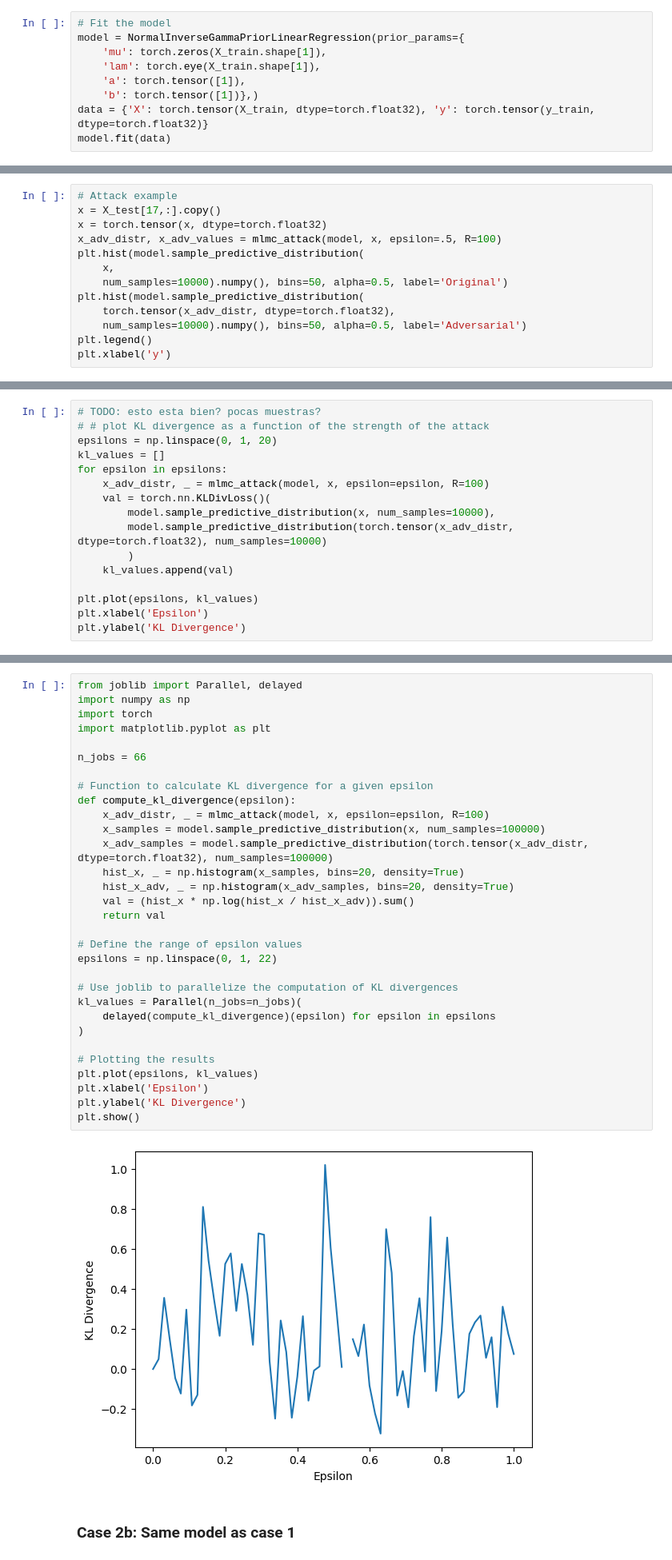
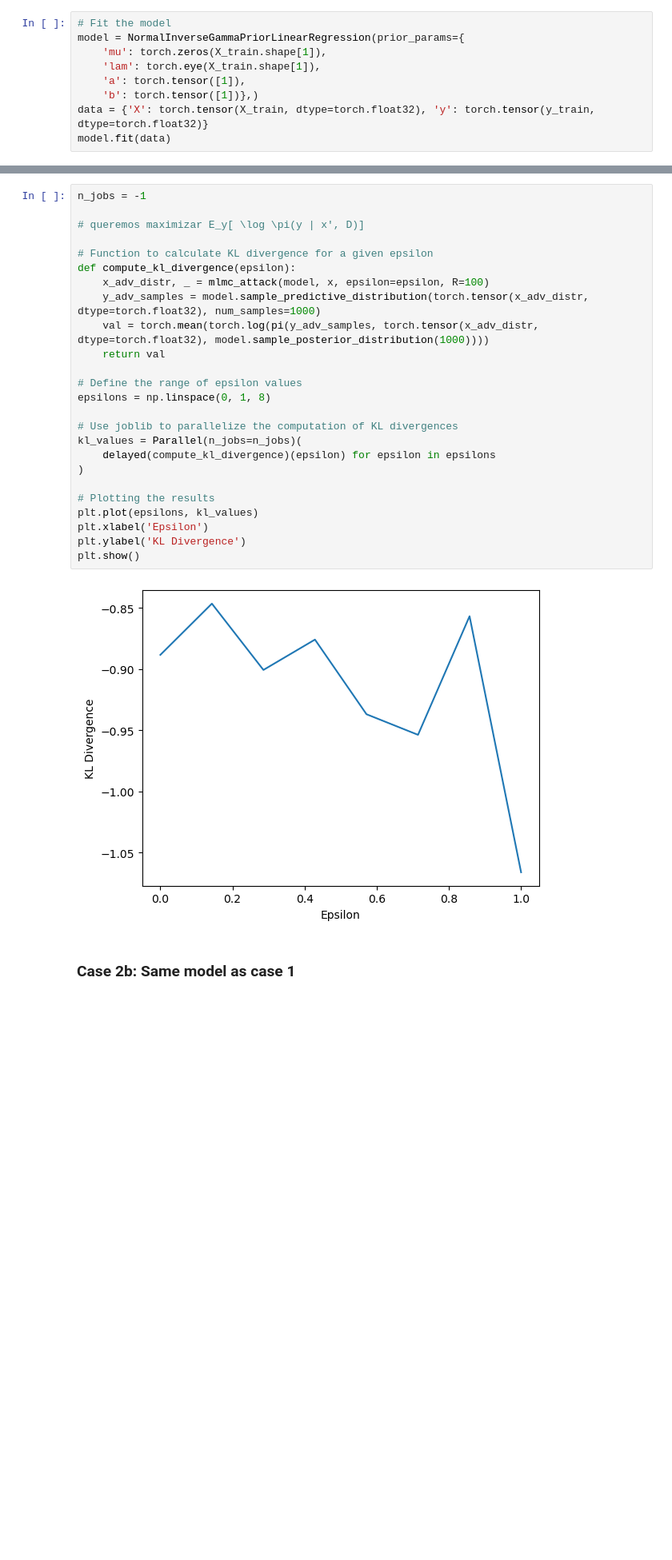
Before and after one commit to pablogarciarce/AdvReg, a Jupyter notebook: notebooks/test_distr_attack.ipynb, the cells around one changed output, grey strips where cells are left out. Shown at 80% size. Drawn from its saved outputs; the diff is of its cells as text; blank space fills up the shorter version.

```diff
--- a/notebooks/test_distr_attack.ipynb
+++ b/notebooks/test_distr_attack.ipynb
@@ -270,13 +251,0 @@ Text(0.5, 0, 'y')
-# %%
-# Attack example
-x = X_test[17,:].copy()
-x = torch.tensor(x, dtype=torch.float32)
-x_adv_distr, x_adv_values = mlmc_attack(model, x, epsilon=.5, R=100)
-plt.hist(model.sample_predictive_distribution(
-    x,
-    num_samples=10000).numpy(), bins=50, alpha=0.5, label='Original')
-plt.hist(model.sample_predictive_distribution(
-    torch.tensor(x_adv_distr, dtype=torch.float32),
-    num_samples=10000).numpy(), bins=50, alpha=0.5, label='Adversarial')
-plt.legend()
-plt.xlabel('y')
@@ -286,16 +251,0 @@ Text(0.5, 0, 'y')
-# %%
-# TODO: esto esta bien? pocas muestras?
-# # plot KL divergence as a function of the strength of the attack
-epsilons = np.linspace(0, 1, 20)
-kl_values = []
-for epsilon in epsilons:
-    x_adv_distr, _ = mlmc_attack(model, x, epsilon=epsilon, R=100)
-    val = torch.nn.KLDivLoss()(
-        model.sample_predictive_distribution(x, num_samples=10000),
-        model.sample_predictive_distribution(torch.tensor(x_adv_distr, dtype=torch.float32), num_samples=10000)
-        )
-    kl_values.append(val)
-
-plt.plot(epsilons, kl_values)
-plt.xlabel('Epsilon')
-plt.ylabel('KL Divergence')
@@ -305,36 +252,30 @@ Text(0, 0.5, 'KL Divergence')
 # %%
-from joblib import Parallel, delayed
-import numpy as np
-import torch
-import matplotlib.pyplot as plt
+n_jobs = -1
 
-n_jobs = 66
+# queremos maximizar E_y[ \log \pi(y | x', D)]
 
 # Function to calculate KL divergence for a given epsilon
 def compute_kl_divergence(epsilon):
     x_adv_distr, _ = mlmc_attack(model, x, epsilon=epsilon, R=100)
-    x_samples = model.sample_predictive_distribution(x, num_samples=100000)
-    x_adv_samples = model.sample_predictive_distribution(torch.tensor(x_adv_distr, dtype=torch.float32), num_samples=100000)
-    hist_x, _ = np.histogram(x_samples, bins=20, density=True)
-    hist_x_adv, _ = np.histogram(x_adv_samples, bins=20, density=True)
-    val = (hist_x * np.log(hist_x / hist_x_adv)).sum()
+    y_adv_samples = model.sample_predictive_distribution(torch.tensor(x_adv_distr, dtype=torch.float32), num_samples=1000)
+    val = torch.mean(torch.log(pi(y_adv_samples, torch.tensor(x_adv_distr, dtype=torch.float32), model.sample_posterior_distribution(1000))))
     return val
 
 # Define the range of epsilon values
-epsilons = np.linspace(0, 1, 22)
+epsilons = np.linspace(0, 1, 8)
 
 # Use joblib to parallelize the computation of KL divergences
 kl_values = Parallel(n_jobs=n_jobs)(
     delayed(compute_kl_divergence)(epsilon) for epsilon in epsilons
 )
 
 # Plotting the results
 plt.plot(epsilons, kl_values)
 plt.xlabel('Epsilon')
 plt.ylabel('KL Divergence')
 plt.show()
 # %% [output]
-[figure, old version]
+[figure, new version]
 # %% [markdown]
 ### Case 2b: Same model as case 1
 # %%
```
Also changed, not shown: parts of 41 cells of this notebook, 1 other file.
